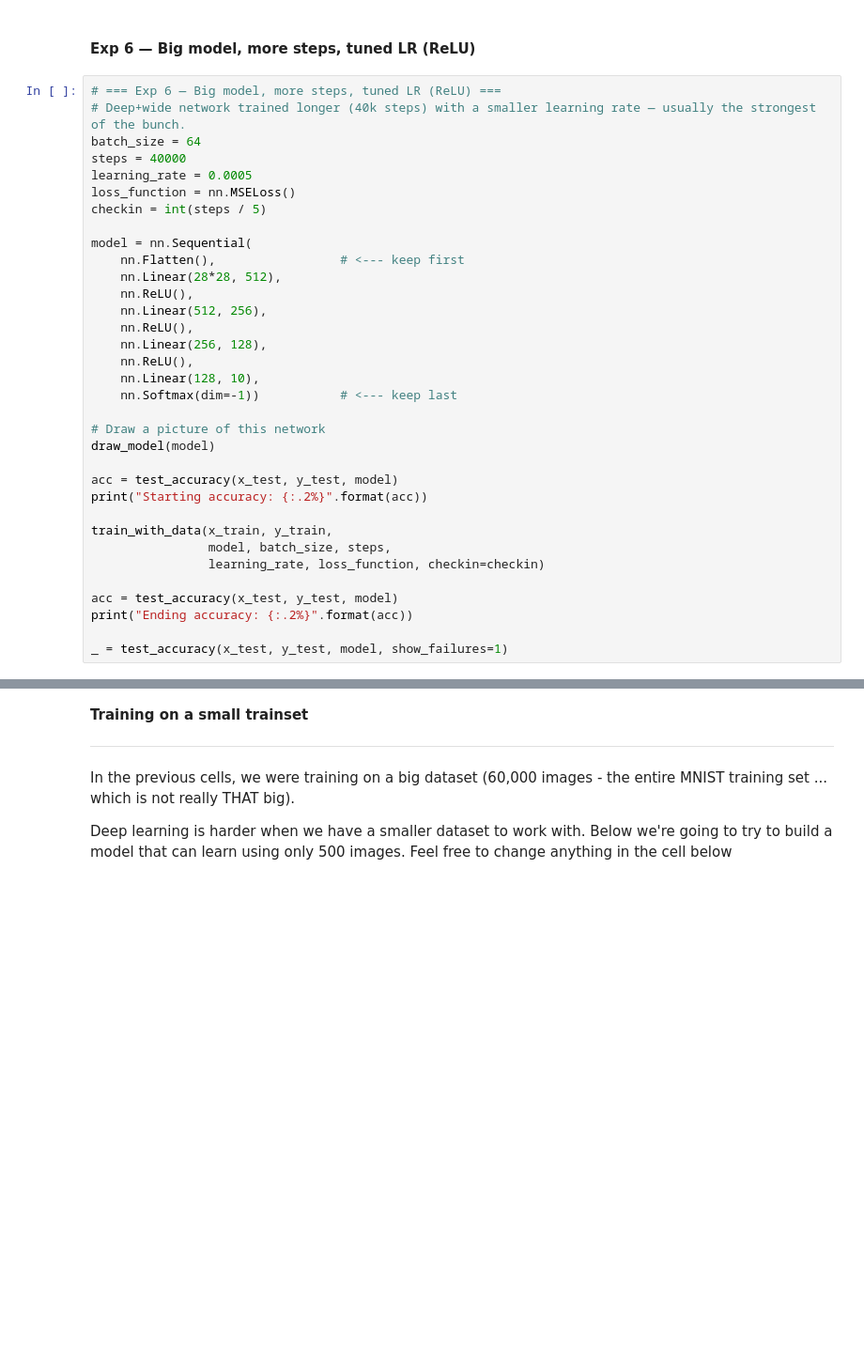
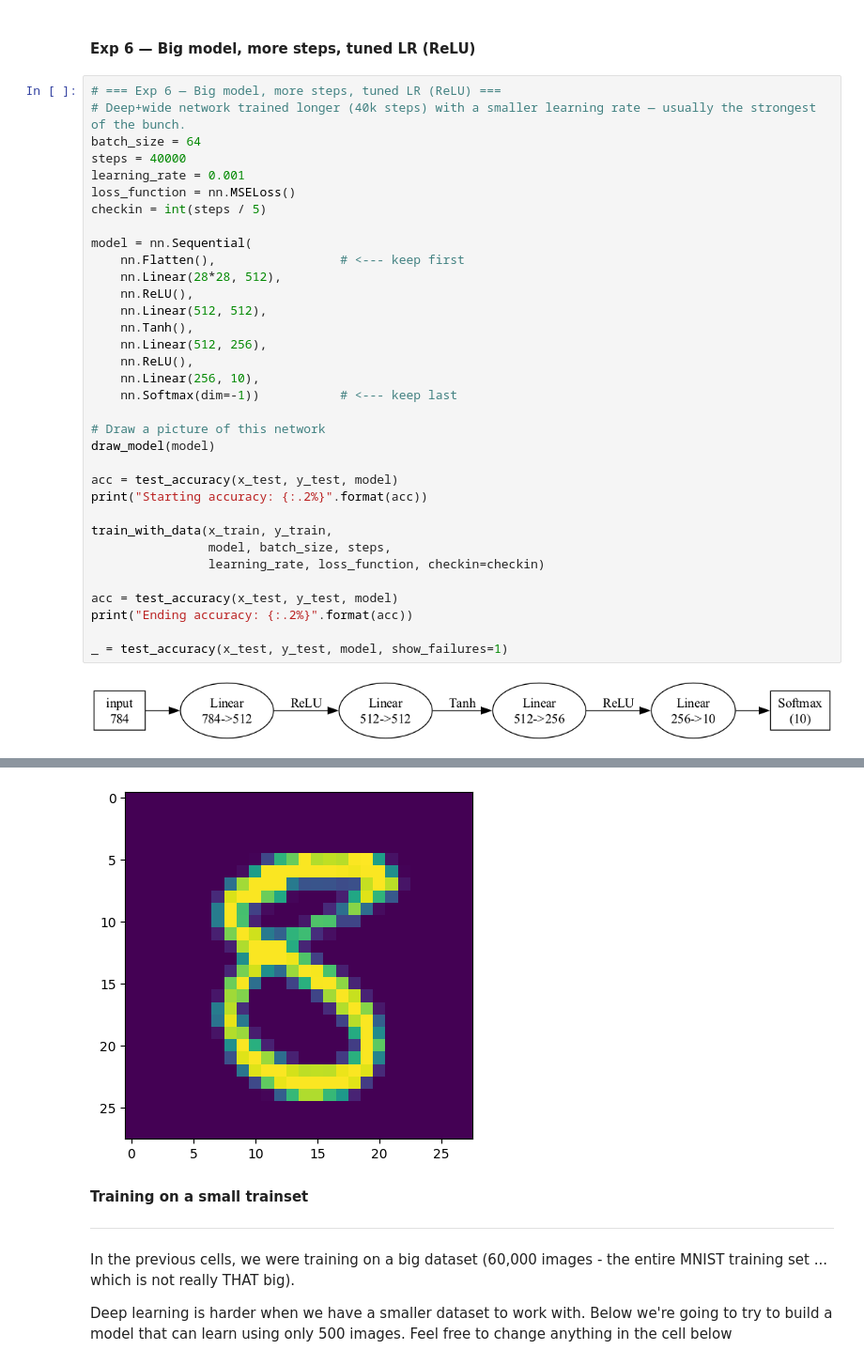
Before and after one commit to traviswheeler/CompBioAsia, a Jupyter notebook: ignore/CompBioAsia_MNIST-solutions.ipynb, the cells around one changed output, grey strips where cells are left out. Shown at 94% size. Saved outputs shown, nothing was run; the diff lists cells and outputs as text; blank space fills up the shorter version.

```diff
--- a/ignore/CompBioAsia_MNIST-solutions.ipynb
+++ b/ignore/CompBioAsia_MNIST-solutions.ipynb
@@ -680,34 +749,36 @@ _ = test_accuracy(x_test, y_test, model, show_failures=1)
 # %%
 # === Exp 6 — Big model, more steps, tuned LR (ReLU) ===
 # Deep+wide network trained longer (40k steps) with a smaller learning rate — usually the strongest of the bunch.
 batch_size = 64
 steps = 40000
-learning_rate = 0.0005
+learning_rate = 0.001
 loss_function = nn.MSELoss()
 checkin = int(steps / 5)
 
 model = nn.Sequential(
     nn.Flatten(),                 # <--- keep first
     nn.Linear(28*28, 512),
     nn.ReLU(),
+    nn.Linear(512, 512),
+    nn.Tanh(),
     nn.Linear(512, 256),
     nn.ReLU(),
-    nn.Linear(256, 128),
-    nn.ReLU(),
-    nn.Linear(128, 10),
+    nn.Linear(256, 10),
     nn.Softmax(dim=-1))           # <--- keep last
 
 # Draw a picture of this network
 draw_model(model)
 
 acc = test_accuracy(x_test, y_test, model)
 print("Starting accuracy: {:.2%}".format(acc))
 
 train_with_data(x_train, y_train,
                 model, batch_size, steps,
                 learning_rate, loss_function, checkin=checkin)
 
 acc = test_accuracy(x_test, y_test, model)
 print("Ending accuracy: {:.2%}".format(acc))
 
 _ = test_accuracy(x_test, y_test, model, show_failures=1)
+# %% [output]
+[figure, added]
@@ -714,3 +793,4 @@ _ = test_accuracy(x_test, y_test, model, show_failures=1)
+[figure, added]
 # %% [markdown]
 **Training on a small trainset**
 
```
Also changed, not shown: parts of 14 cells of this notebook, 1 other file.
